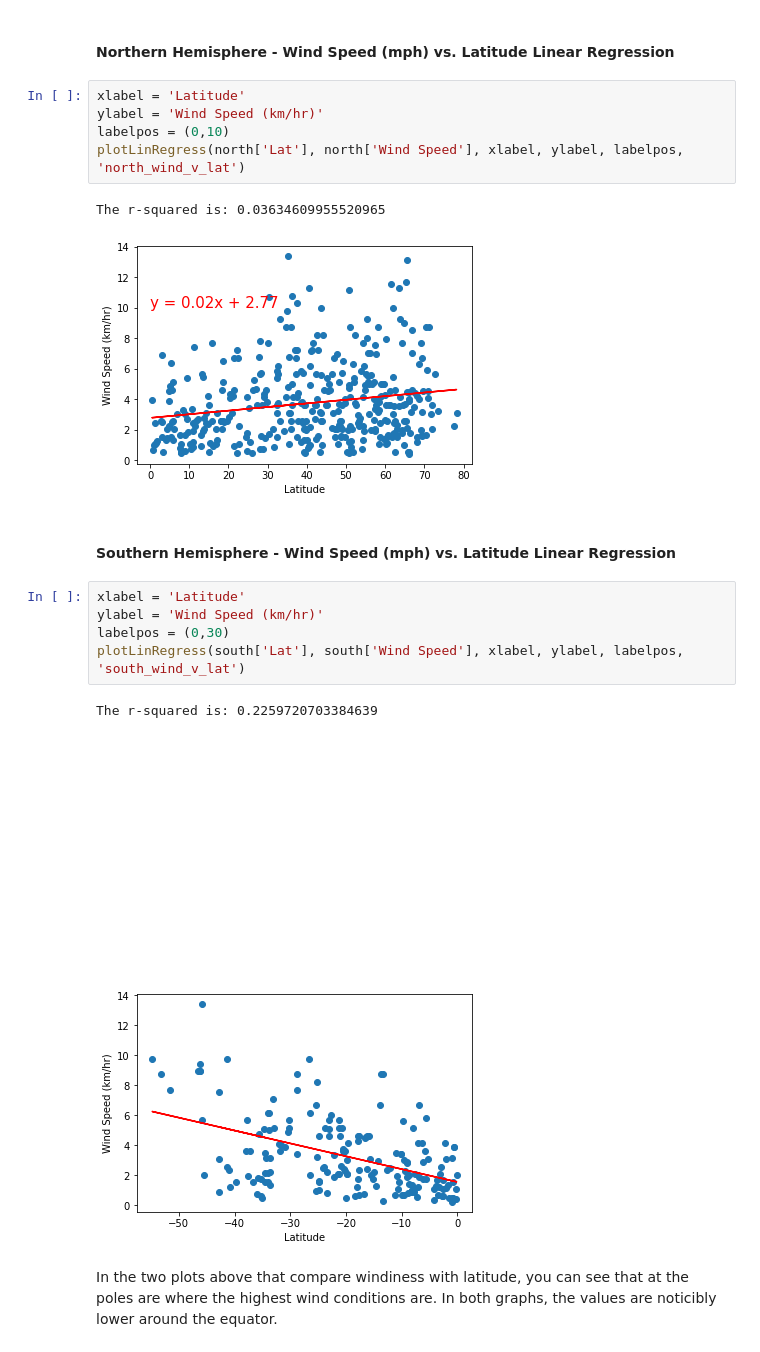
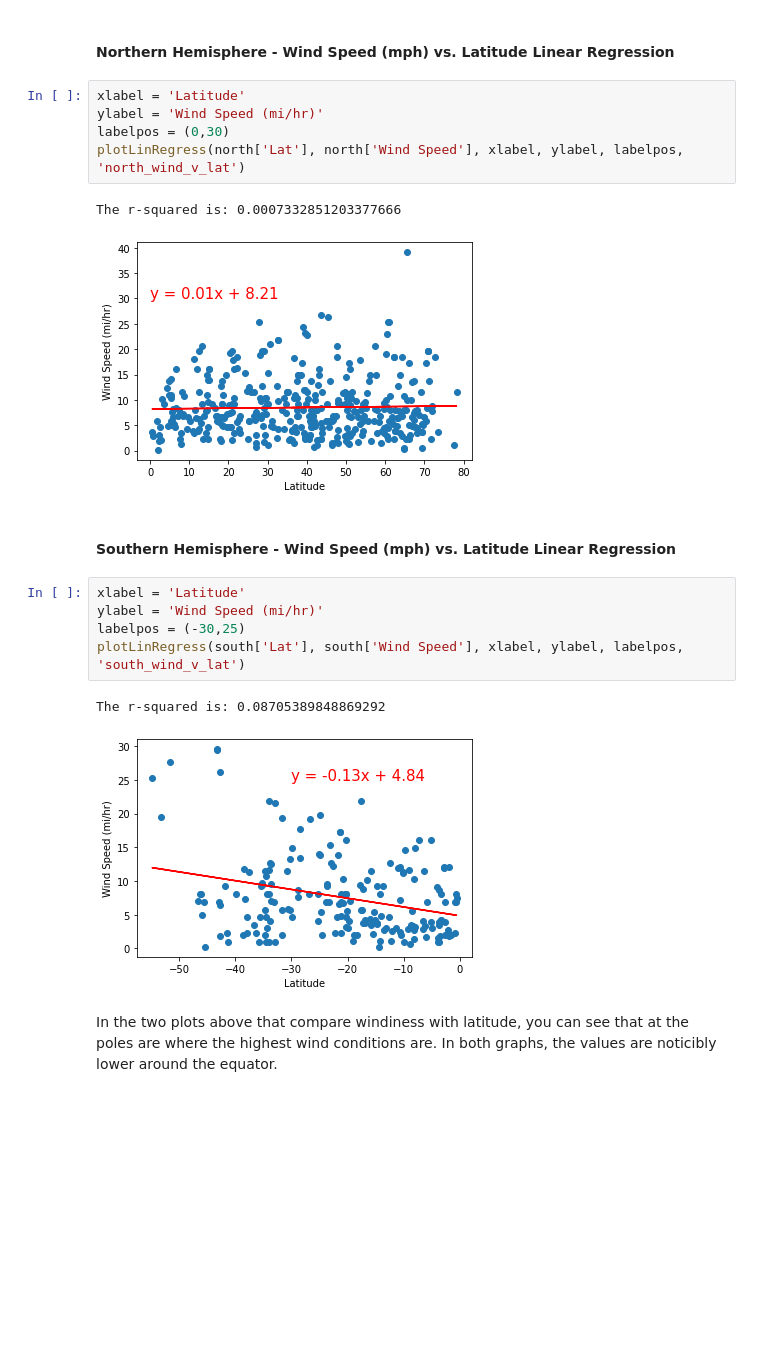
Before and after one commit to mdaxc6/python-api-challenge, a Jupyter notebook: WeatherPy/WeatherPy.ipynb, the cells around one changed output. Cells and saved outputs as stored; diff of their text form; blank space fills up the shorter version.

```diff
--- a/WeatherPy/WeatherPy.ipynb
+++ b/WeatherPy/WeatherPy.ipynb
@@ -316,21 +318,21 @@ One observation we can take away from the above two graphs is how cloudiness see
 ####  Northern Hemisphere - Wind Speed (mph) vs. Latitude Linear Regression
 # %%
 xlabel = 'Latitude'
-ylabel = 'Wind Speed (km/hr)'
-labelpos = (0,10)
+ylabel = 'Wind Speed (mi/hr)'
+labelpos = (0,30)
 plotLinRegress(north['Lat'], north['Wind Speed'], xlabel, ylabel, labelpos, 'north_wind_v_lat')
 # %% [output]
-The r-squared is: 0.03634609955520965
+The r-squared is: 0.0007332851203377666
-[figure, old version]
+[figure, new version]
 # %% [markdown]
 ####  Southern Hemisphere - Wind Speed (mph) vs. Latitude Linear Regression
 # %%
 xlabel = 'Latitude'
-ylabel = 'Wind Speed (km/hr)'
-labelpos = (0,30)
+ylabel = 'Wind Speed (mi/hr)'
+labelpos = (-30,25)
 plotLinRegress(south['Lat'], south['Wind Speed'], xlabel, ylabel, labelpos, 'south_wind_v_lat')
 # %% [output]
-The r-squared is: 0.2259720703384639
+The r-squared is: 0.08705389848869292
-[figure, old version]
+[figure, new version]
 # %% [markdown]
 In the two plots above that compare windiness with latitude, you can see that at the poles are where the highest wind conditions are. In both graphs, the values are noticibly lower around the equator.
```
Also changed, not shown: parts of 16 cells of this notebook, 14 other files.
